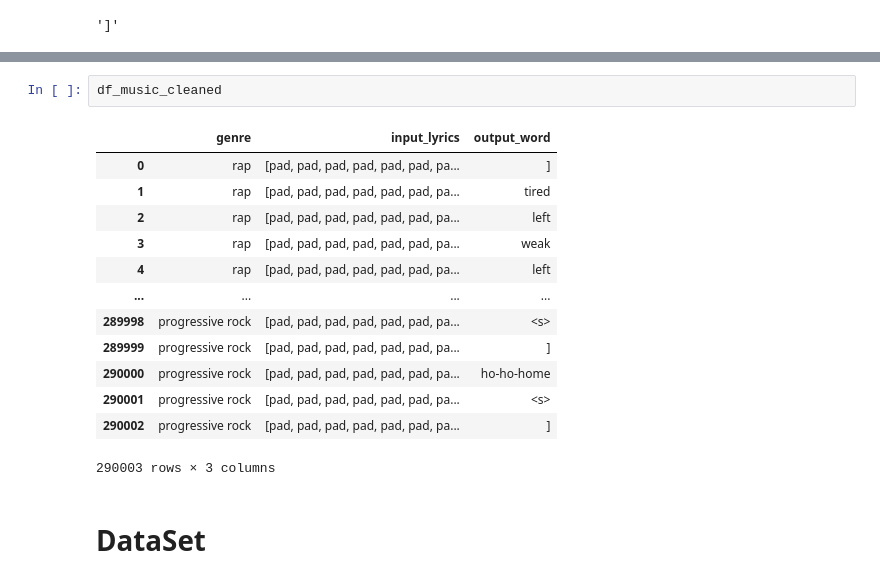
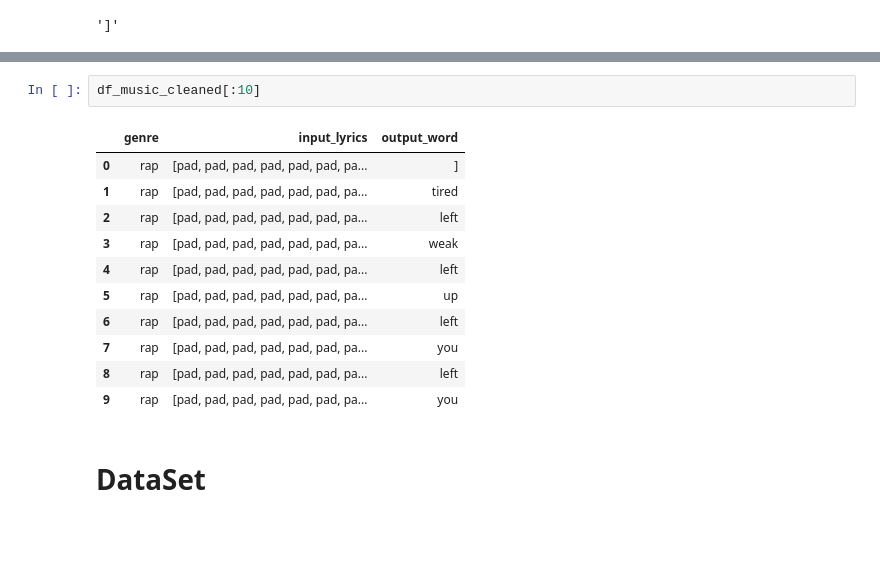
Before and after one commit to alexjmiller5/505-Project, a Jupyter notebook: Yunki/Genre&Lyrics_model.ipynb, the cells around one changed output, grey strips where cells are left out. Cells and saved outputs as stored; diff of their text form; blank space fills up the shorter version.

```diff
--- a/Yunki/Genre&Lyrics_model.ipynb
+++ b/Yunki/Genre&Lyrics_model.ipynb
@@ -210,19 +196,17 @@ print(x)
 # %%
-df_music_cleaned
+df_music_cleaned[:10]
 # %% [output]
 |  | genre | input_lyrics | output_word |
 | 0 | rap | [pad, pad, pad, pad, pad, pad, pa... | ] |
 | 1 | rap | [pad, pad, pad, pad, pad, pad, pa... | tired |
 | 2 | rap | [pad, pad, pad, pad, pad, pad, pa... | left |
 | 3 | rap | [pad, pad, pad, pad, pad, pad, pa... | weak |
 | 4 | rap | [pad, pad, pad, pad, pad, pad, pa... | left |
-| ... | ... | ... | ... |
-| 289998 | progressive rock | [pad, pad, pad, pad, pad, pad, pa... | <s> |
-| 289999 | progressive rock | [pad, pad, pad, pad, pad, pad, pa... | ] |
-| 290000 | progressive rock | [pad, pad, pad, pad, pad, pad, pa... | ho-ho-home |
-| 290001 | progressive rock | [pad, pad, pad, pad, pad, pad, pa... | <s> |
-| 290002 | progressive rock | [pad, pad, pad, pad, pad, pad, pa... | ] |
+| 5 | rap | [pad, pad, pad, pad, pad, pad, pa... | up |
+| 6 | rap | [pad, pad, pad, pad, pad, pad, pa... | left |
+| 7 | rap | [pad, pad, pad, pad, pad, pad, pa... | you |
+| 8 | rap | [pad, pad, pad, pad, pad, pad, pa... | left |
+| 9 | rap | [pad, pad, pad, pad, pad, pad, pa... | you |
-290003 rows × 3 columns
 # %% [markdown]
 # DataSet
 # %%
```
Also changed, not shown: parts of 25 cells of this notebook, 4 other files.
